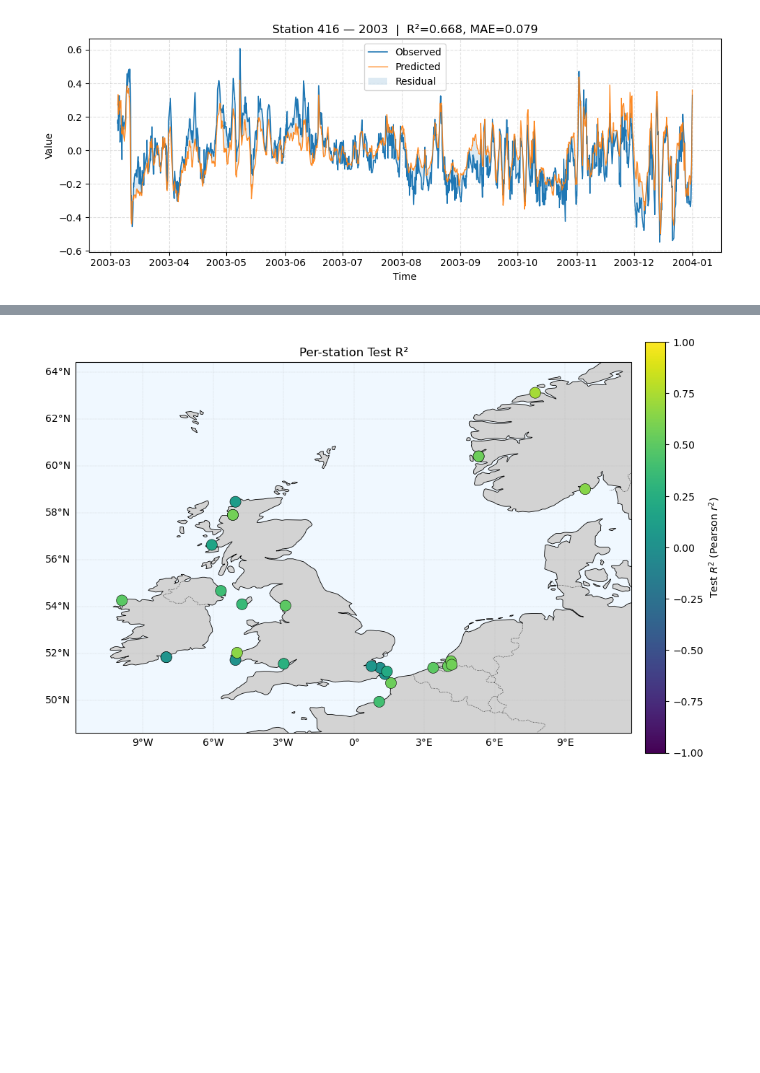
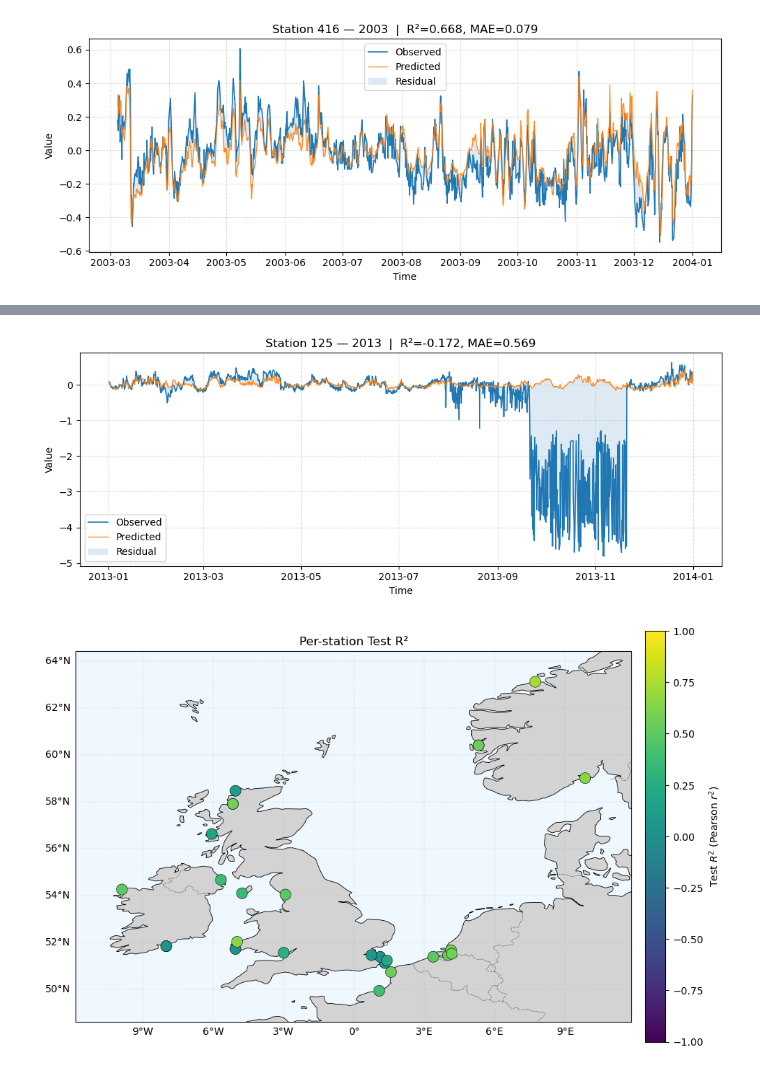
Before and after one commit to lisanneblok/ESL, a Jupyter notebook: notebooks/5_Mlwithbath/XGboost_encode_edges.ipynb, the cells around one changed output, grey strips where cells are left out. Cells and saved outputs as stored; diff of their text form; code cells hidden in the pictures; blank space fills up the shorter version.

```diff
--- a/notebooks/5_Mlwithbath/XGboost_encode_edges.ipynb
+++ b/notebooks/5_Mlwithbath/XGboost_encode_edges.ipynb
@@ -1724,3 +1724,8 @@ plot_station_residuals(preds['station'].iloc[10], year=2013)
+# %%
+# Example: first station in 2017
+plot_station_residuals(preds['station'].iloc[8], year=2013)
+# %% [output]
+[figure, added]
 # %%
 # pip install cartopy matplotlib
 import numpy as np
```
Also changed, not shown: parts of 1 cell of this notebook, 1 other file.
